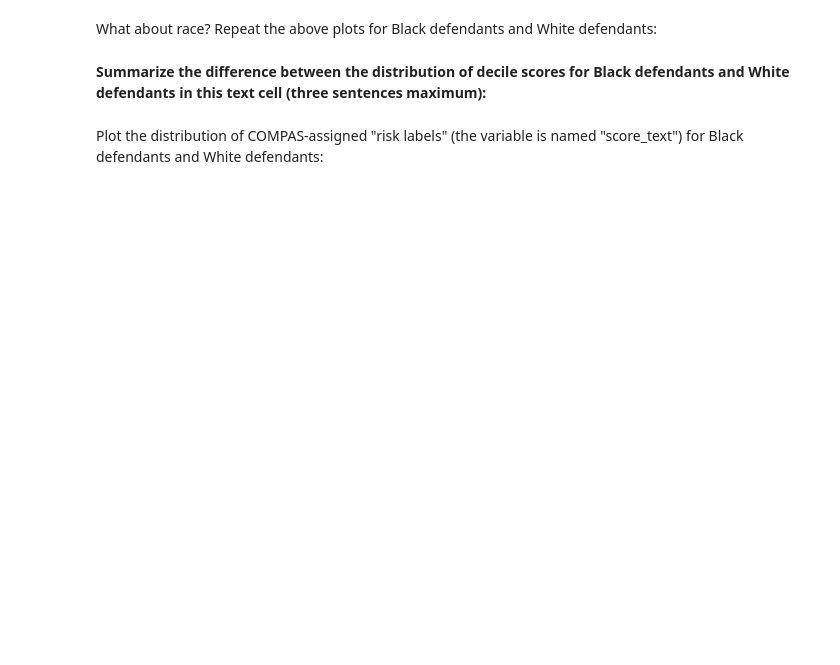
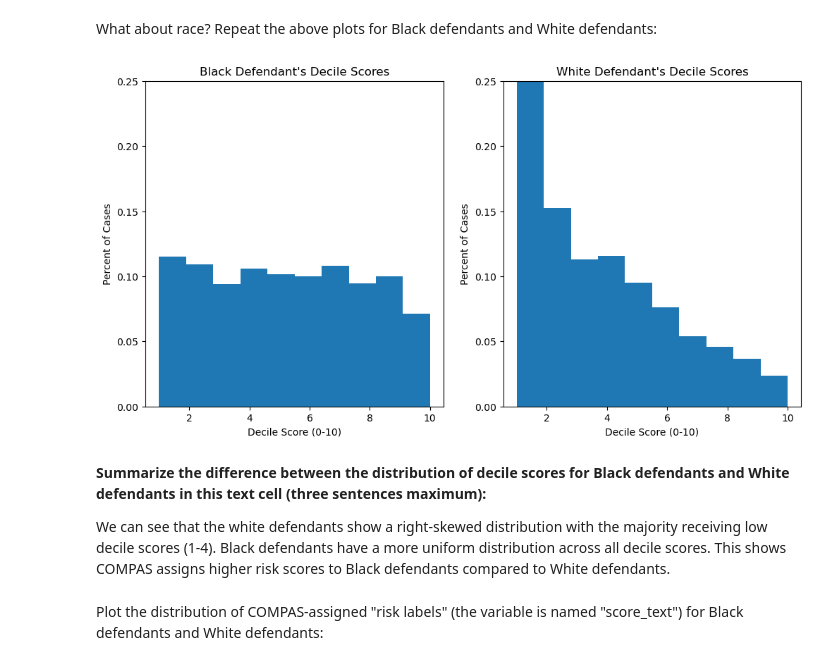
Before and after one commit to kennythai2003/cs212_assignment1, a Jupyter notebook: CS108_212_Assignment_1.ipynb, the cells around one changed output. Cells and saved outputs as stored; diff of their text form; code cells hidden in the pictures; blank space fills up the shorter version.

```diff
--- a/CS108_212_Assignment_1.ipynb
+++ b/CS108_212_Assignment_1.ipynb
@@ -198,4 +326,38 @@ What about race? Repeat the above plots for Black defendants and White defendant
+# %%
+# TODO - write code to plot "decile_score" for White and Black defendants
+# in this code cell
+
+# same code as above just replaced with white/black
+# plot score decile by race
+df_black = df_analysis[(df_analysis.race == "African-American")].copy()
+df_white = df_analysis[(df_analysis.race == "Caucasian")].copy()
+
+fig = plt.figure(figsize = (12, 6))
+fig.add_subplot(121)
+
+plt.hist(df_black["decile_score"], ec = "white",
+         weights = np.ones(len(df_black["decile_score"])) /
+         len(df_black["decile_score"]))
+plt.xlabel("Decile Score (0-10)")
+plt.ylabel("Percent of Cases")
+plt.title("Black Defendant's Decile Scores")
+plt.ylim([0, 0.25])
+
+fig.add_subplot(122)
+plt.hist(df_white["decile_score"], ec = "white",
+         weights = np.ones(len(df_white["decile_score"])) /
+         len(df_white["decile_score"]))
+plt.xlabel("Decile Score (0-10)")
+plt.ylabel("Percent of Cases")
+plt.title("White Defendant's Decile Scores")
+plt.ylim([0, 0.25])
+
+plt.show()
+# %% [output]
+[figure, added]
 # %% [markdown]
 **Summarize the difference between the distribution of decile scores for Black defendants and White defendants in this text cell (three sentences maximum):**
+
+We can see that the white defendants show a right-skewed distribution with the majority receiving low decile scores (1-4). Black defendants have a more uniform distribution across all decile scores. This shows COMPAS assigns higher risk scores to Black defendants compared to White defendants.
 # %% [markdown]
 Plot the distribution of COMPAS-assigned "risk labels" (the variable is named "score_text") for Black defendants and White defendants:
```
Also changed, not shown: parts of 25 cells of this notebook.
